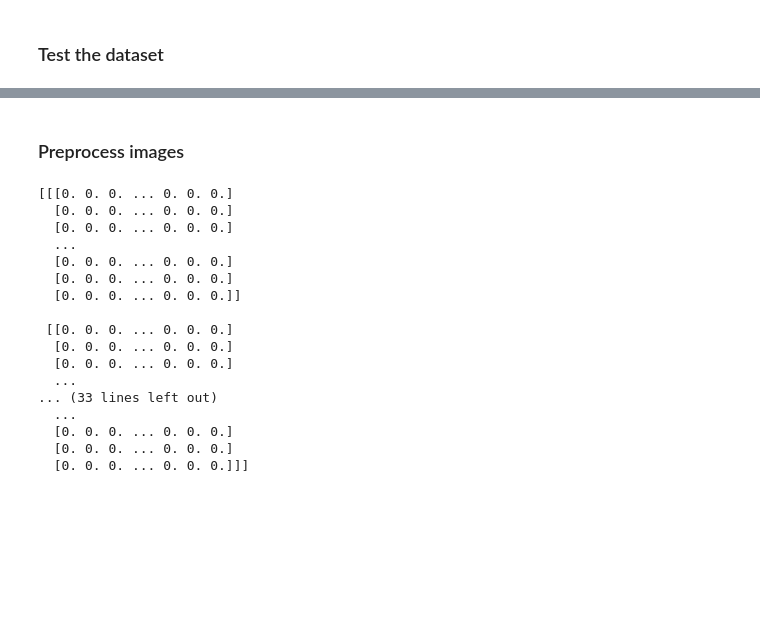
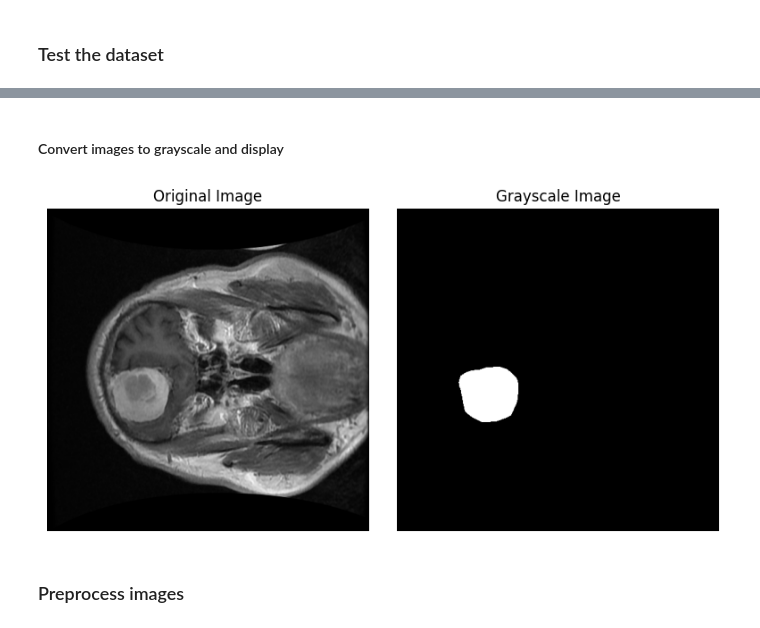
Before and after one commit to strcoder4007/U-Net-Image-Segmentation, a Jupyter notebook: data.ipynb, the cells around one changed output, grey strips where cells are left out. Saved outputs shown, nothing was run; the diff lists cells and outputs as text; code cells hidden in the pictures; blank space fills up the shorter version.

Commit message:
Data retrieval done

```diff
--- a/data.ipynb
+++ b/data.ipynb
@@ -12,13 +33,9 @@ test_dataset = Dataset.from_file("../datasets/huggingface/mri_segmentation_datas
 ### Test the dataset
 # %%
 # Access the image data from the dataset
-image_data = np.array(train_dataset[99]["image"])  # Assuming image data is stored as a numpy array
-annotation_data = np.array(train_dataset[99]["annotation"])
+image_data = np.array(train_dataset[142]["image"])  # Assuming image data is stored as a numpy array
+annotation_data = np.array(train_dataset[142]["annotation"])
 
 # Convert the numpy array to an image
 img = Image.fromarray(image_data)
 annotation = Image.fromarray(annotation_data)
-
-# Display the image
-img.show()
-annotation.show()
@@ -28,3 +42,23 @@ annotation.show()
+# %% [markdown]
+#### Convert images to grayscale and display
+# %%
+# Display the image
+plt.figure(figsize=(8,4))
+
+plt.subplot(1,2,1)
+plt.imshow(img, cmap='gray')
+plt.axis('off')
+plt.title('Original Image')
+
+plt.subplot(1,2,2)
+plt.imshow(annotation, cmap='gray')
+plt.axis('off')
+plt.title('Grayscale Image')
+
+plt.tight_layout()
+plt.show()
+# %% [output]
+[figure, added]
 # %% [markdown]
 ### Preprocess images
 # %%
@@ -51,21 +85,11 @@ for i in range(len(train_dataset)):
 
 # Convert preprocessed images to NumPy array
 X_train = np.array(preprocessed_images)
+
+preprocessed_images = []
+for i in range(len(test_dataset)):
+    image_data = test_dataset[i]['image']
+    preprocessed_image = preprocess_image(image_data, target_size)
+    preprocessed_images.append(preprocessed_image)
+
+X_test = np.array(preprocessed_images)
-# %% [output]
-[[[0. 0. 0. ... 0. 0. 0.]
-  [0. 0. 0. ... 0. 0. 0.]
-  [0. 0. 0. ... 0. 0. 0.]
-  ...
-  [0. 0. 0. ... 0. 0. 0.]
-  [0. 0. 0. ... 0. 0. 0.]
-  [0. 0. 0. ... 0. 0. 0.]]
-
- [[0. 0. 0. ... 0. 0. 0.]
-  [0. 0. 0. ... 0. 0. 0.]
-  [0. 0. 0. ... 0. 0. 0.]
-  ...
-... (33 lines left out)
-  ...
-  [0. 0. 0. ... 0. 0. 0.]
-  [0. 0. 0. ... 0. 0. 0.]
-  [0. 0. 0. ... 0. 0. 0.]]]
```
Also changed, not shown: parts of 3 cells of this notebook, 3 other files.
